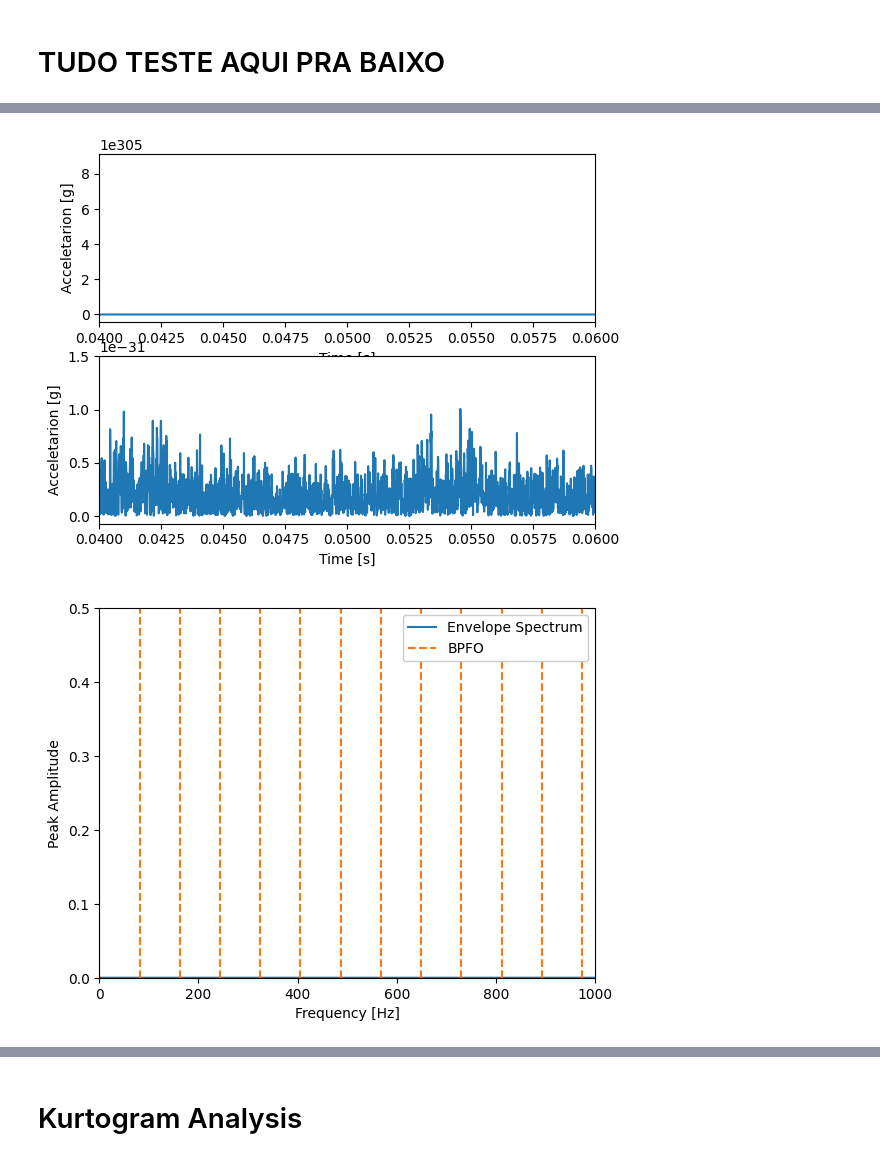
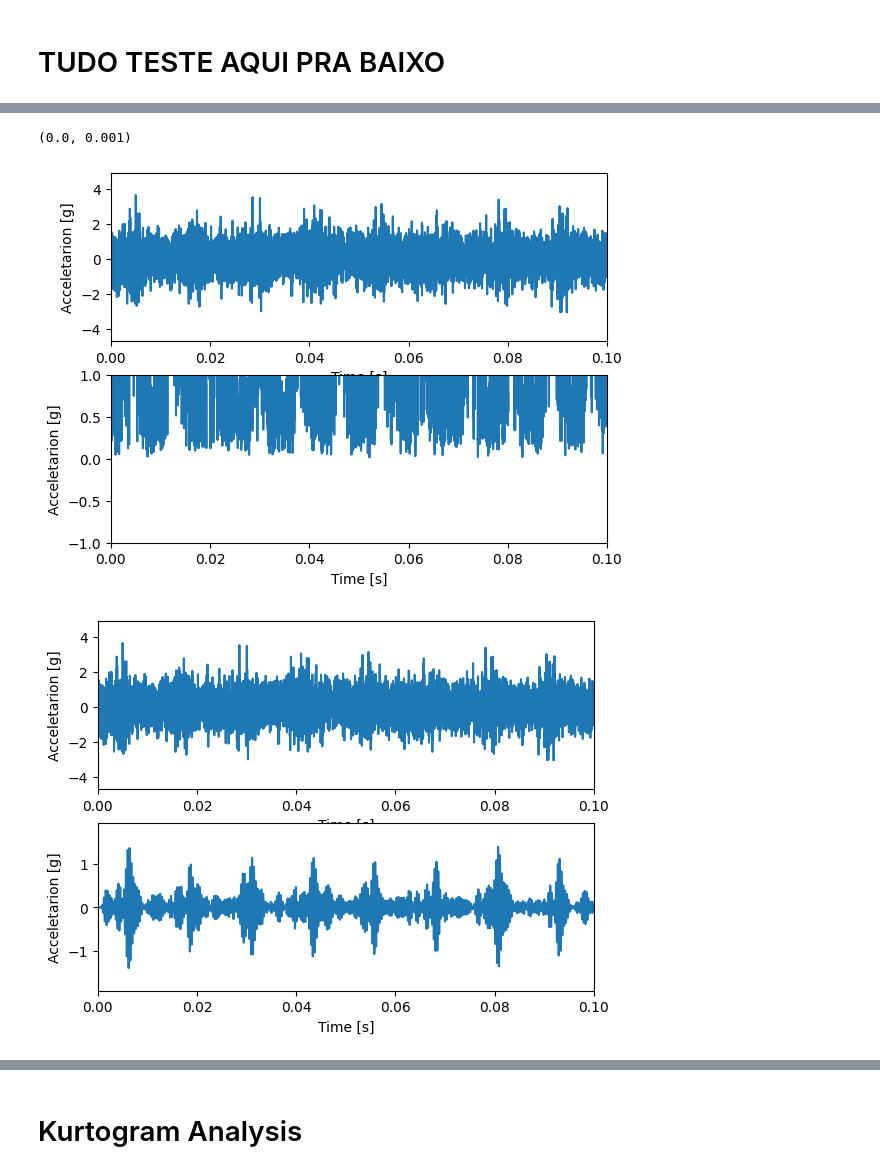
Before and after one commit to DimitriZC/Rolling-Fault-FFT-Wavelet-Analysis, a Jupyter notebook: trab.ipynb, the cells around one changed output, grey strips where cells are left out. Drawn from its saved outputs; the diff is of its cells as text; code cells hidden in the pictures.

Commit message:
BPFO ex WORKED!

```diff
--- a/trab.ipynb
+++ b/trab.ipynb
@@ -279,9 +321,9 @@ freq, psd, L = PSD(x_ORF_2, t_ORF_2, num)
 # %% [markdown]
 ## Envelope Spectrum: Outer Fault
 # %%
-p_env, f_env, x_env = env_spectrum(np.transpose(x_ORF_2)[0],  f_ORF_2[0])
+p_env, f_env, x_env, t_env = env_spectrum(np.transpose(x_ORF_2)[0],  f_ORF_2[0], t_ORF_2)
 
-plot_env_spectrum(x_env, x_ORF_2, t_ORF_2)
+plot_env_spectrum(x_env, t_env, x_ORF_2, t_ORF_2)
 
 plot_env_spectrum_analysis(f_env, p_env, ORF_DATA, BPFO=True)
 # plt.ylim(0, 0.1)
@@ -293,31 +391,47 @@ plot_env_spectrum_analysis(f_env, p_env, ORF_DATA, BPFO=True)
 # %%
 # from scipy.signal import butter, lfilter
 
 
 # def band_pass(signal, low, high, fs, order=5):
 #     b, a = butter(N=order, Wn=[low, high], fs=fs, btype='band')
 #     return lfilter(b, a, signal)
 
 
 Kwav, Level_w, freq_w, c, max_Kurt, BW, level_max = fast_kurtogram(x_ORF_2, f_ORF_2, 9)   # Center frequency & bandwidth obtained from kurtogram
 minw = np.where(Level_w == level_max)[0][0]
 kurtw = np.where(Kwav[minw, :] == max_Kurt)[0][0]
 bandw = freq_w[kurtw]
+
 fc = bandw + BW[0]/2
 
 low = fc - BW/2
 high = fc + BW/2
 
 ## ERRADO: VER COMO APLICAR O FILTRO DE FREQ NESSE SINAL Q TA NO TEMPO (NO MATLAB TA ASSIM)
-x_ORF_2_Bpf = band_pass(np.transpose(x_ORF_2)[0], low, high, f_ORF_2[0])
+x_ORF_2_Bpf = band_pass(np.transpose(x_ORF_2)[0], low, high, f_ORF_2[0], order=2)
 
-p_env_ORF_2_Bpf, f_env_ORF_2_Bpf, x_env_ORF_2_Bpf = env_spectrum(x_ORF_2, f_ORF_2, BAND=1, LOW=low, HIGH=high)
+p_env_ORF_2_Bpf, f_env_ORF_2_Bpf, x_env_ORF_2_Bpf, t_env_ORF_Bpf = env_spectrum(x_ORF_2, f_ORF_2, t_ORF_2, BAND=True, LOW=low, HIGH=high)
 
 
 
-plot_env_spectrum(x_env_ORF_2_Bpf, x_ORF_2_Bpf, t_ORF_2)
+# plot_env_spectrum(x_env, x_ORF_2, t_ORF_2)
+# plot_env_spectrum(x_env_ORF_2_Bpf, x_ORF_2_Bpf, t_ORF_2)
 
-plot_env_spectrum_analysis(f_env_ORF_2_Bpf, p_env_ORF_2_Bpf, ORF_DATA, BPFO=True)
+
+# plot_env_spectrum_analysis(f_env_ORF_2_Bpf, p_env_ORF_2_Bpf, ORF_DATA, BPFO=True)
+
+high, _= hl_envelopes_idx(np.transpose(x_ORF_2)[0])
+plot_env_spectrum(x_env, t_env, x_ORF_2, t_ORF_2, HIGH=high, xlim=[0, 0.1])
+plt.ylim(-1, 1)
+
+
+# high, _= hl_envelopes_idx(x_ORF_2_Bpf)
+plot_env_spectrum(x_ORF_2_Bpf, t_env_ORF_Bpf, x_ORF_2, t_ORF_2, HIGH=high, xlim=[0, 0.1])
+# plt.ylim(-1, 1)
+
+plot_env_spectrum_analysis(f_env_ORF_2_Bpf, p_env_ORF_2_Bpf, ORF_DATA,BPFO=True)
+plt.ylim(0, 1E-3)
 # %% [output]
+(0.0, 0.001)
-[figure, old version]
+[figure, new version]
-[figure, old version]
+[figure, new version]
```
Also changed, not shown: parts of 11 cells of this notebook, 2 other files.
